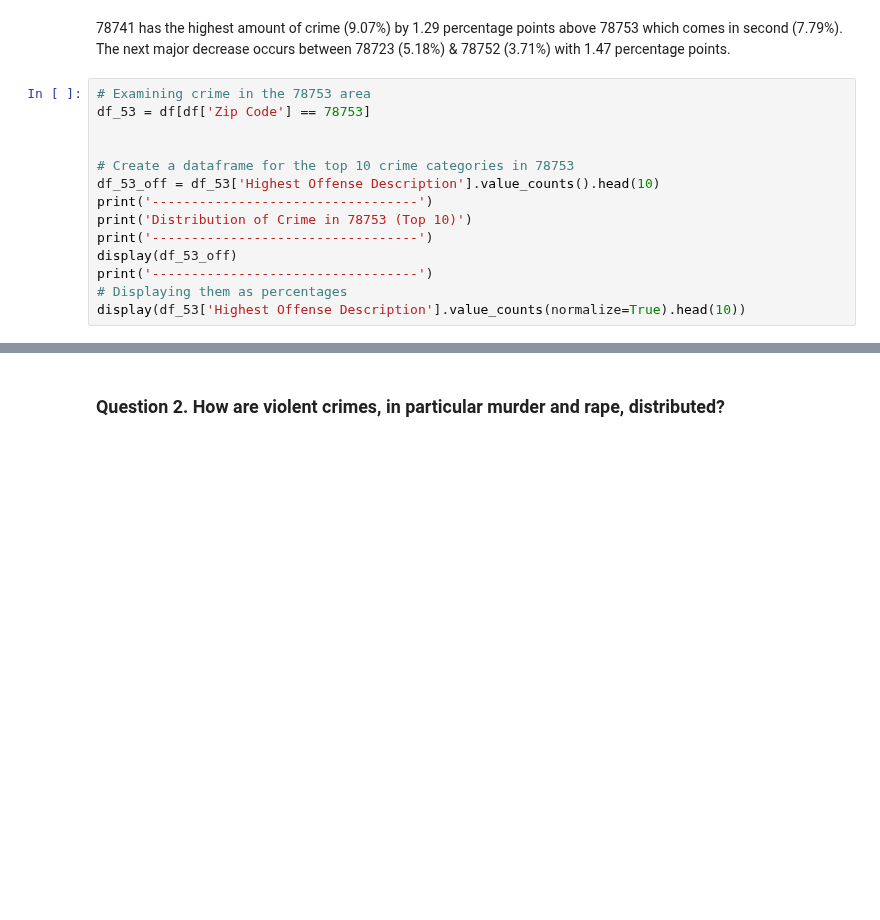
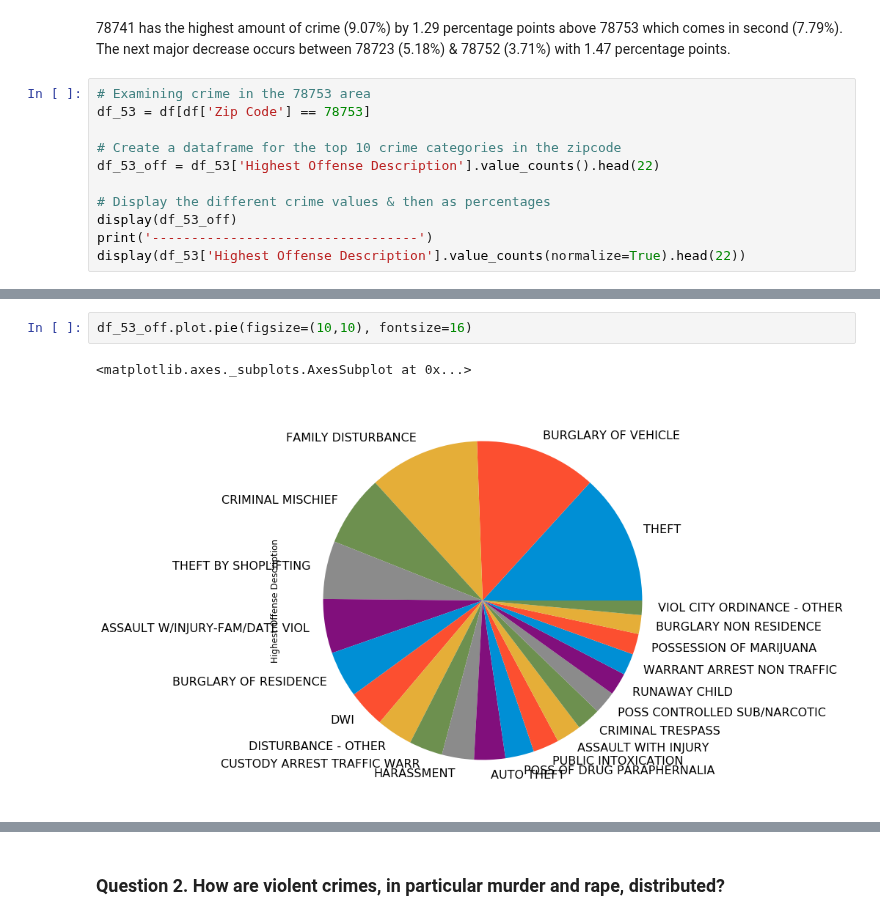
Before and after one commit to rgrantham82/Crime-Analysis, a Jupyter notebook: Austin Crimes Report Analysis.ipynb, the cells around one changed output, grey strips where cells are left out. Cells and saved outputs as stored; diff of their text form; blank space fills up the shorter version.

```diff
--- a/Austin Crimes Report Analysis.ipynb
+++ b/Austin Crimes Report Analysis.ipynb
@@ -179,14 +204,11 @@ Name: Zip Code, dtype: float64
 # Examining crime in the 78753 area
 df_53 = df[df['Zip Code'] == 78753]
 
+# Create a dataframe for the top 10 crime categories in the zipcode
+df_53_off = df_53['Highest Offense Description'].value_counts().head(22)
 
-# Create a dataframe for the top 10 crime categories in 78753
-df_53_off = df_53['Highest Offense Description'].value_counts().head(10)
-print('----------------------------------')
-print('Distribution of Crime in 78753 (Top 10)')
-print('----------------------------------')
+# Display the different crime values & then as percentages
 display(df_53_off)
 print('----------------------------------')
-# Displaying them as percentages
-display(df_53['Highest Offense Description'].value_counts(normalize=True).head(10))
+display(df_53['Highest Offense Description'].value_counts(normalize=True).head(22))
 # %% [output]
@@ -219,3 +250,8 @@ Name: Highest Offense Description, dtype: float64
+# %%
+df_53_off.plot.pie(figsize=(10,10), fontsize=16)
+# %% [output]
+<matplotlib.axes._subplots.AxesSubplot at 0x...>
+[figure, added]
 # %%
 # Create a dataframe for crime in the 78741 area (the highest amount of crime of any Austin zip code)
 df_41 = df[df['Zip Code'] == 78741]
```
Also changed, not shown: parts of 16 cells of this notebook.
